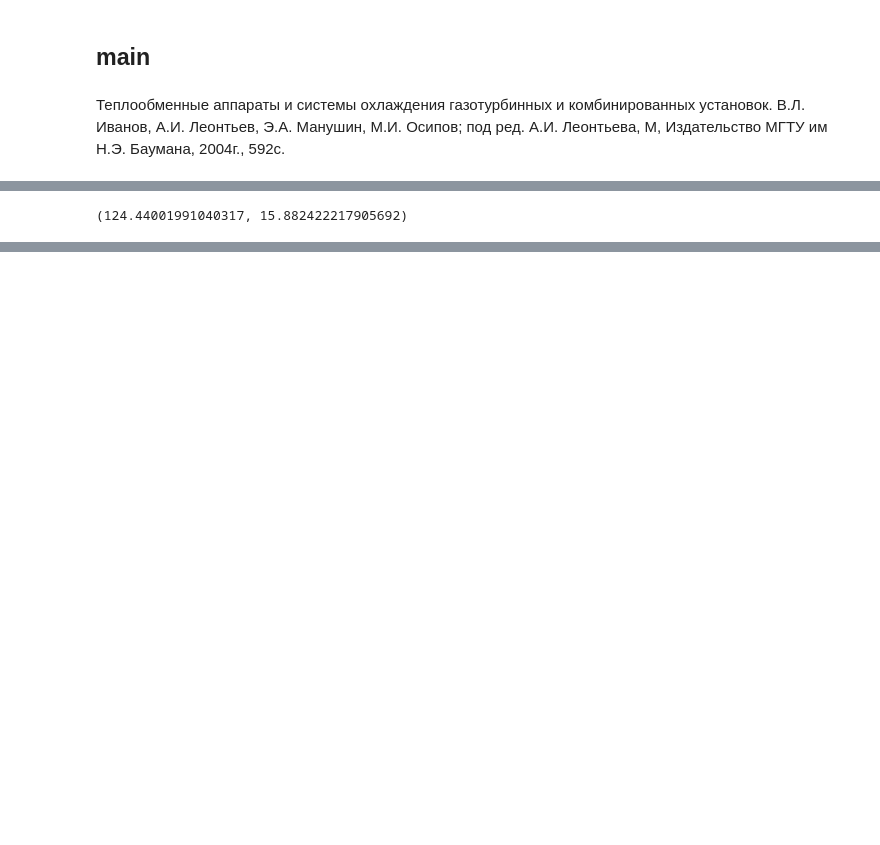
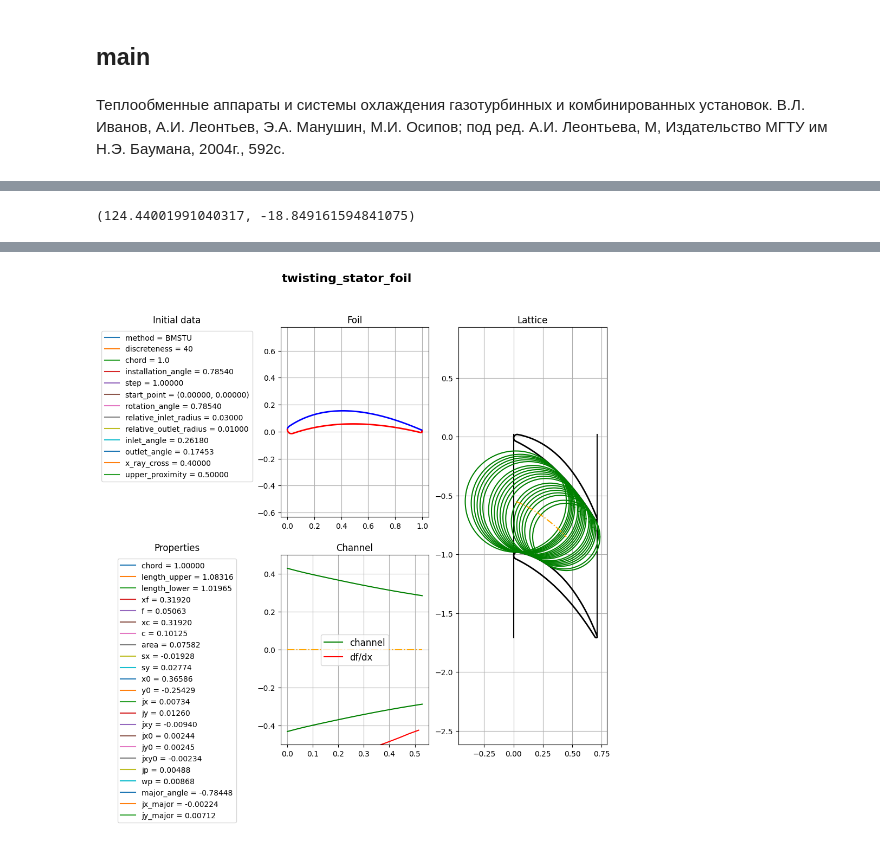
Before and after one commit to ParkhomenkoDV/gte, a Jupyter notebook: gte/twisting_stator.ipynb, the cells around one changed output, grey strips where cells are left out. Drawn from its saved outputs; the diff is of its cells as text; code cells hidden in the pictures; blank space fills up the shorter version.

```diff
--- a/gte/twisting_stator.ipynb
+++ b/gte/twisting_stator.ipynb
@@ -53,9 +93,22 @@ k = 1.4
 c = 300
 u = 500
 
-angle = radians(20)
+angle = radians(45)
 # %%
 stator = Stator(angle)
-stator.heating({'R': R,'k': k}, {'c': c, 'u': u})
+stator.heating({'R': R, 'k': k}, {'c': c, 'u': u})
 # %% [output]
-(124.44001991040317, 15.882422217905692)
+(124.44001991040317, -18.849161594841075)
+# %%
+foil = Foil('BMSTU', discreteness=40, chord=1, installation_angle=angle, step=1,
+            name='twisting_stator_foil',
+            **{'rotation_angle': angle,
+                'relative_inlet_radius': 0.03,
+                'relative_outlet_radius': 0.01,
+                'inlet_angle': radians(15),
+                'outlet_angle': radians(10),
+                'x_ray_cross': 0.4,
+                'upper_proximity': 0.5})
+# %%
+foil.plot()
+# %% [output]
@@ -61,0 +116 @@ stator.heating({'R': R,'k': k}, {'c': c, 'u': u})
+[figure, added]
```
Also changed, not shown: parts of 6 cells of this notebook, 3 other files.
